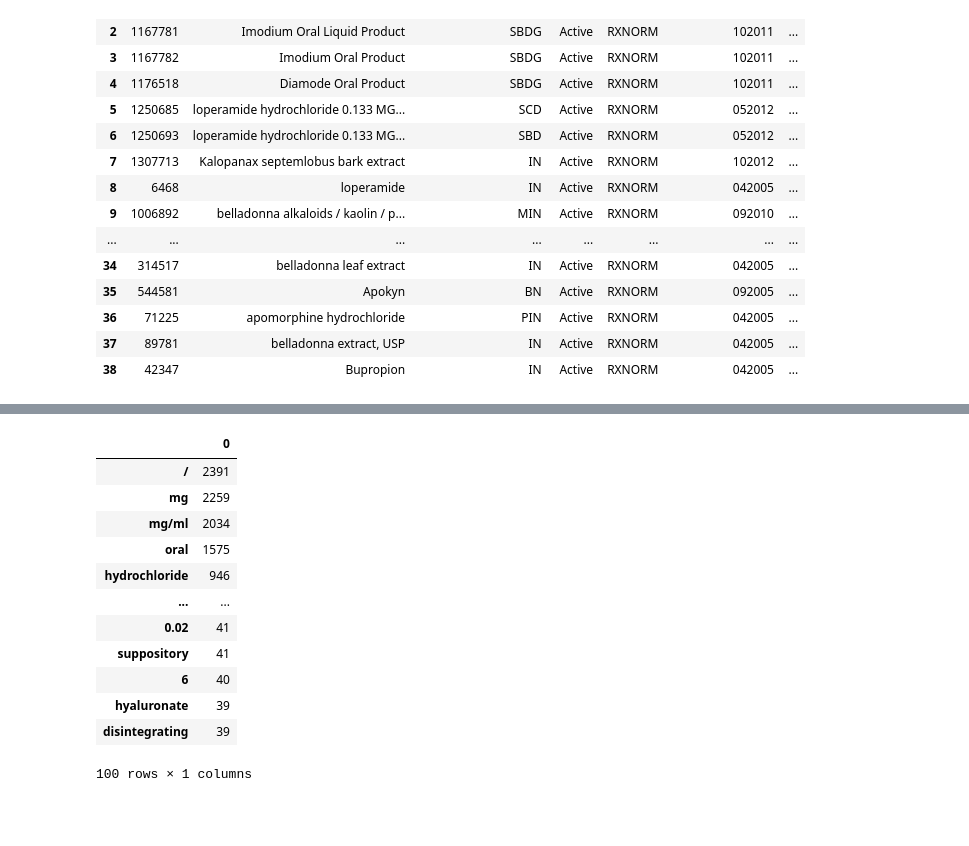
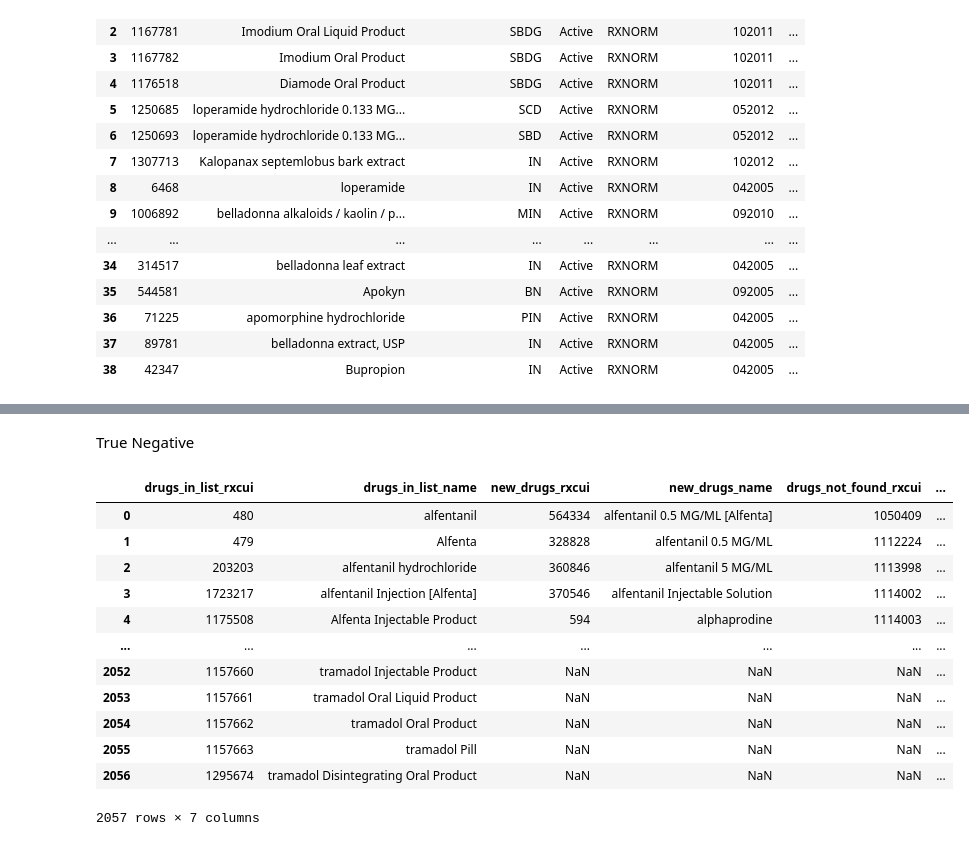
Before and after one commit to danielhmendoza01/Automatic_Code_Sets, a Jupyter notebook: Opioid_Query.ipynb, the cells around one changed output, grey strips where cells are left out. Drawn from its saved outputs; the diff is of its cells as text; code cells hidden in the pictures; blank space fills up the shorter version.

Commit message:
New Non opioid list

```diff
--- a/Opioid_Query.ipynb
+++ b/Opioid_Query.ipynb
@@ -354,16 +348,0 @@ most_occuring = pd.DataFrame(most_occuring)
-# %%
-most_occuring
-# %% [output]
-|  | 0 |
-| / | 2391 |
-| mg | 2259 |
-| mg/ml | 2034 |
-| oral | 1575 |
-| hydrochloride | 946 |
-| ... | ... |
-| 0.02 | 41 |
-| suppository | 41 |
-| 6 | 40 |
-| hyaluronate | 39 |
-| disintegrating | 39 |
-100 rows × 1 columns
@@ -371,0 +349,18 @@ most_occuring.to_csv("Most_Occuring.csv")
+# %% [markdown]
+True Negative
+# %%
+df_final
+# %% [output]
+|  | drugs_in_list_rxcui | drugs_in_list_name | new_drugs_rxcui | new_drugs_name | drugs_not_found_rxcui | ... |
+| 0 | 480 | alfentanil | 564334 | alfentanil 0.5 MG/ML [Alfenta] | 1050409 | ... |
+| 1 | 479 | Alfenta | 328828 | alfentanil 0.5 MG/ML | 1112224 | ... |
+| 2 | 203203 | alfentanil hydrochloride | 360846 | alfentanil 5 MG/ML | 1113998 | ... |
+| 3 | 1723217 | alfentanil Injection [Alfenta] | 370546 | alfentanil Injectable Solution | 1114002 | ... |
+| 4 | 1175508 | Alfenta Injectable Product | 594 | alphaprodine | 1114003 | ... |
+| ... | ... | ... | ... | ... | ... | ... |
+| 2052 | 1157660 | tramadol Injectable Product | NaN | NaN | NaN | ... |
+| 2053 | 1157661 | tramadol Oral Liquid Product | NaN | NaN | NaN | ... |
+| 2054 | 1157662 | tramadol Oral Product | NaN | NaN | NaN | ... |
+| 2055 | 1157663 | tramadol Pill | NaN | NaN | NaN | ... |
+| 2056 | 1295674 | tramadol Disintegrating Oral Product | NaN | NaN | NaN | ... |
+2057 rows × 7 columns
```
Also changed, not shown: parts of 16 cells of this notebook, 16 other files.
